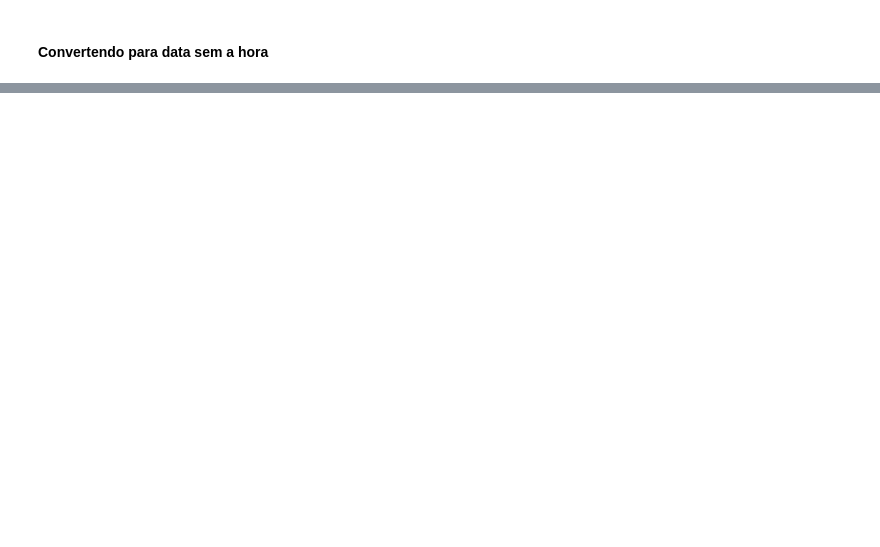
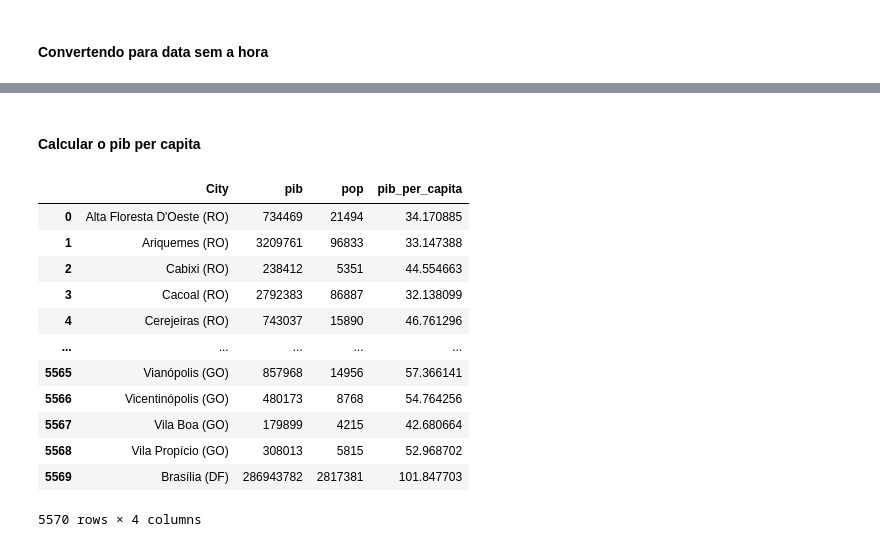
Before and after one commit to edigarmaia/python-mercado-financeiro, a Jupyter notebook: Analise Fundamentalista com Dados.ipynb, the cells around one changed output, grey strips where cells are left out. Cells and saved outputs as stored; diff of their text form; code cells hidden in the pictures; blank space fills up the shorter version.

```diff
--- a/Analise Fundamentalista com Dados.ipynb
+++ b/Analise Fundamentalista com Dados.ipynb
@@ -45,0 +157,20 @@ planilha_renner
+# %% [markdown]
+#### Calcular o pib per capita
+# %%
+dados_municipios['pib_per_capita'] = dados_municipios['pib'] / dados_municipios['pop']
+
+dados_municipios
+# %% [output]
+|  | City | pib | pop | pib_per_capita |
+| 0 | Alta Floresta D'Oeste (RO) | 734469 | 21494 | 34.170885 |
+| 1 | Ariquemes (RO) | 3209761 | 96833 | 33.147388 |
+| 2 | Cabixi (RO) | 238412 | 5351 | 44.554663 |
+| 3 | Cacoal (RO) | 2792383 | 86887 | 32.138099 |
+| 4 | Cerejeiras (RO) | 743037 | 15890 | 46.761296 |
+| ... | ... | ... | ... | ... |
+| 5565 | Vianópolis (GO) | 857968 | 14956 | 57.366141 |
+| 5566 | Vicentinópolis (GO) | 480173 | 8768 | 54.764256 |
+| 5567 | Vila Boa (GO) | 179899 | 4215 | 42.680664 |
+| 5568 | Vila Propício (GO) | 308013 | 5815 | 52.968702 |
+| 5569 | Brasília (DF) | 286943782 | 2817381 | 101.847703 |
+5570 rows × 4 columns
```
Also changed, not shown: parts of 16 cells of this notebook, 1 other file.
